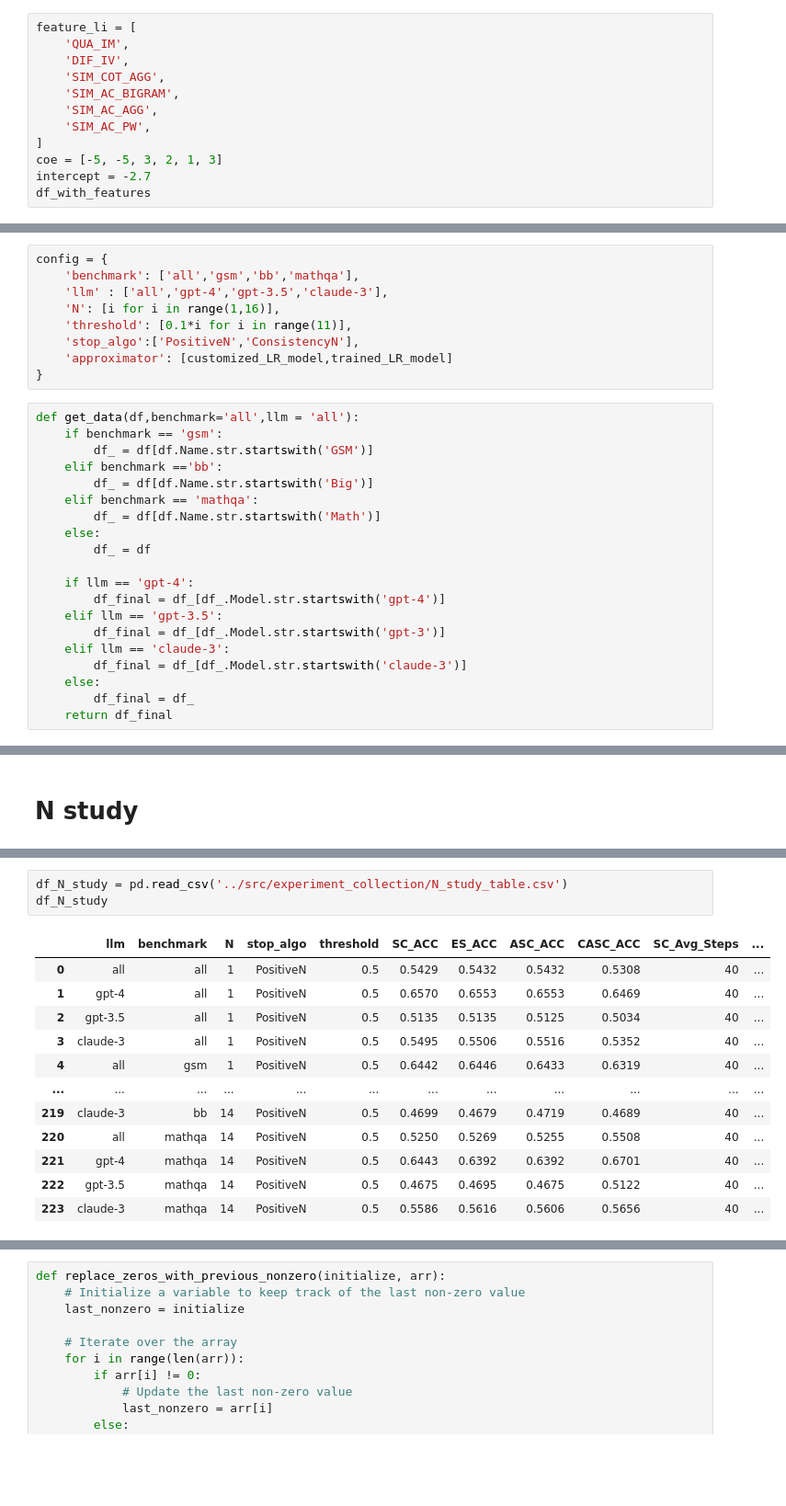
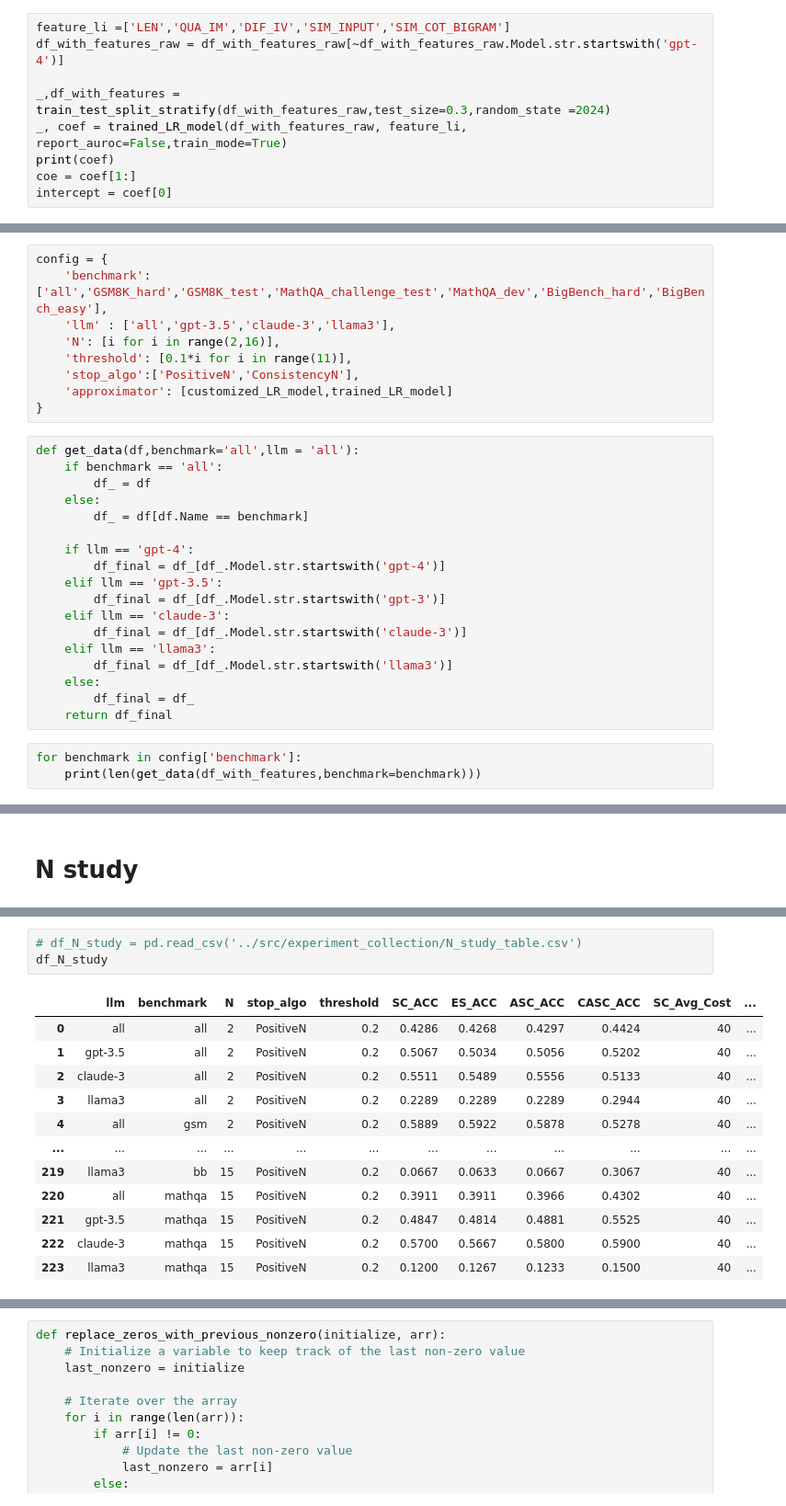
Before and after one commit to wan19990901/SC_conf, a Jupyter notebook: src/experiment_collection/plots.ipynb, the cells around one changed output, grey strips where cells are left out. Shown at 92% size. Drawn from its saved outputs; the diff is of its cells as text; blank space fills up the shorter version.

```diff
--- a/src/experiment_collection/plots.ipynb
+++ b/src/experiment_collection/plots.ipynb
@@ -25,13 +26,10 @@ df_with_features = pd.read_json(os.path.join(DATA_DIR,'final_with_feature.json')
 # %%
-feature_li = [
-    'QUA_IM',
-    'DIF_IV',
-    'SIM_COT_AGG',
-    'SIM_AC_BIGRAM',
-    'SIM_AC_AGG',
-    'SIM_AC_PW',
-]
-coe = [-5, -5, 3, 2, 1, 3]
-intercept = -2.7
-df_with_features
+feature_li =['LEN','QUA_IM','DIF_IV','SIM_INPUT','SIM_COT_BIGRAM']
+df_with_features_raw = df_with_features_raw[~df_with_features_raw.Model.str.startswith('gpt-4')]
+
+_,df_with_features = train_test_split_stratify(df_with_features_raw,test_size=0.3,random_state =2024)
+_, coef = trained_LR_model(df_with_features_raw, feature_li, report_auroc=False,train_mode=True)
+print(coef)
+coe = coef[1:]
+intercept = coef[0]
 # %% [output]
@@ -51,22 +86,18 @@ df_with_features
 # %%
 config = {
-    'benchmark': ['all','gsm','bb','mathqa'],
-    'llm' : ['all','gpt-4','gpt-3.5','claude-3'],
-    'N': [i for i in range(1,16)],
+    'benchmark': ['all','GSM8K_hard','GSM8K_test','MathQA_challenge_test','MathQA_dev','BigBench_hard','BigBench_easy'],
+    'llm' : ['all','gpt-3.5','claude-3','llama3'],
+    'N': [i for i in range(2,16)],
     'threshold': [0.1*i for i in range(11)],
     'stop_algo':['PositiveN','ConsistencyN'],
     'approximator': [customized_LR_model,trained_LR_model]
 }
 # %%
 def get_data(df,benchmark='all',llm = 'all'):
-    if benchmark == 'gsm':
-        df_ = df[df.Name.str.startswith('GSM')]
-    elif benchmark =='bb':
-        df_ = df[df.Name.str.startswith('Big')]
-    elif benchmark == 'mathqa':
-        df_ = df[df.Name.str.startswith('Math')]
+    if benchmark == 'all':
+        df_ = df
     else:
-        df_ = df
+        df_ = df[df.Name == benchmark]
 
     if llm == 'gpt-4':
         df_final = df_[df_.Model.str.startswith('gpt-4')]
@@ -74,6 +105,11 @@ def get_data(df,benchmark='all',llm = 'all'):
         df_final = df_[df_.Model.str.startswith('gpt-3')]
     elif llm == 'claude-3':
         df_final = df_[df_.Model.str.startswith('claude-3')]
+    elif llm == 'llama3':
+        df_final = df_[df_.Model.str.startswith('llama3')]
     else:
         df_final = df_
     return df_final
+# %%
+for benchmark in config['benchmark']:
+    print(len(get_data(df_with_features,benchmark=benchmark)))
@@ -195,19 +645,19 @@ df_main_table
 # %%
-df_N_study = pd.read_csv('../src/experiment_collection/N_study_table.csv')
+# df_N_study = pd.read_csv('../src/experiment_collection/N_study_table.csv')
 df_N_study
 # %% [output]
-|  | llm | benchmark | N | stop_algo | threshold | SC_ACC | ES_ACC | ASC_ACC | CASC_ACC | SC_Avg_Steps | ... |
-| 0 | all | all | 1 | PositiveN | 0.5 | 0.5429 | 0.5432 | 0.5432 | 0.5308 | 40 | ... |
-| 1 | gpt-4 | all | 1 | PositiveN | 0.5 | 0.6570 | 0.6553 | 0.6553 | 0.6469 | 40 | ... |
-| 2 | gpt-3.5 | all | 1 | PositiveN | 0.5 | 0.5135 | 0.5135 | 0.5125 | 0.5034 | 40 | ... |
-| 3 | claude-3 | all | 1 | PositiveN | 0.5 | 0.5495 | 0.5506 | 0.5516 | 0.5352 | 40 | ... |
-| 4 | all | gsm | 1 | PositiveN | 0.5 | 0.6442 | 0.6446 | 0.6433 | 0.6319 | 40 | ... |
+|  | llm | benchmark | N | stop_algo | threshold | SC_ACC | ES_ACC | ASC_ACC | CASC_ACC | SC_Avg_Cost | ... |
+| 0 | all | all | 2 | PositiveN | 0.2 | 0.4286 | 0.4268 | 0.4297 | 0.4424 | 40 | ... |
+| 1 | gpt-3.5 | all | 2 | PositiveN | 0.2 | 0.5067 | 0.5034 | 0.5056 | 0.5202 | 40 | ... |
+| 2 | claude-3 | all | 2 | PositiveN | 0.2 | 0.5511 | 0.5489 | 0.5556 | 0.5133 | 40 | ... |
+| 3 | llama3 | all | 2 | PositiveN | 0.2 | 0.2289 | 0.2289 | 0.2289 | 0.2944 | 40 | ... |
+| 4 | all | gsm | 2 | PositiveN | 0.2 | 0.5889 | 0.5922 | 0.5878 | 0.5278 | 40 | ... |
 | ... | ... | ... | ... | ... | ... | ... | ... | ... | ... | ... | ... |
-| 219 | claude-3 | bb | 14 | PositiveN | 0.5 | 0.4699 | 0.4679 | 0.4719 | 0.4689 | 40 | ... |
-| 220 | all | mathqa | 14 | PositiveN | 0.5 | 0.5250 | 0.5269 | 0.5255 | 0.5508 | 40 | ... |
-| 221 | gpt-4 | mathqa | 14 | PositiveN | 0.5 | 0.6443 | 0.6392 | 0.6392 | 0.6701 | 40 | ... |
-| 222 | gpt-3.5 | mathqa | 14 | PositiveN | 0.5 | 0.4675 | 0.4695 | 0.4675 | 0.5122 | 40 | ... |
-| 223 | claude-3 | mathqa | 14 | PositiveN | 0.5 | 0.5586 | 0.5616 | 0.5606 | 0.5656 | 40 | ... |
+| 219 | llama3 | bb | 15 | PositiveN | 0.2 | 0.0667 | 0.0633 | 0.0667 | 0.3067 | 40 | ... |
+| 220 | all | mathqa | 15 | PositiveN | 0.2 | 0.3911 | 0.3911 | 0.3966 | 0.4302 | 40 | ... |
+| 221 | gpt-3.5 | mathqa | 15 | PositiveN | 0.2 | 0.4847 | 0.4814 | 0.4881 | 0.5525 | 40 | ... |
+| 222 | claude-3 | mathqa | 15 | PositiveN | 0.2 | 0.5700 | 0.5667 | 0.5800 | 0.5900 | 40 | ... |
+| 223 | llama3 | mathqa | 15 | PositiveN | 0.2 | 0.1200 | 0.1267 | 0.1233 | 0.1500 | 40 | ... |
 224 rows × 13 columns
 # %%
 def replace_zeros_with_previous_nonzero(initialize, arr):
```
Also changed, not shown: parts of 17 cells of this notebook, 4 other files.
